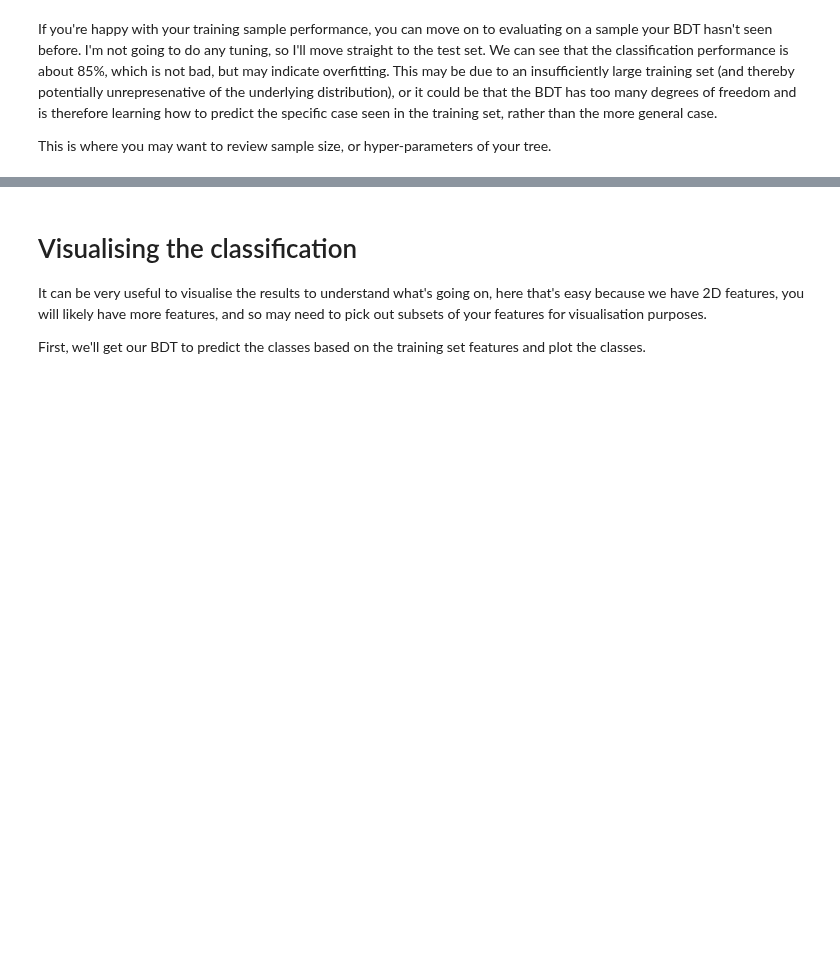
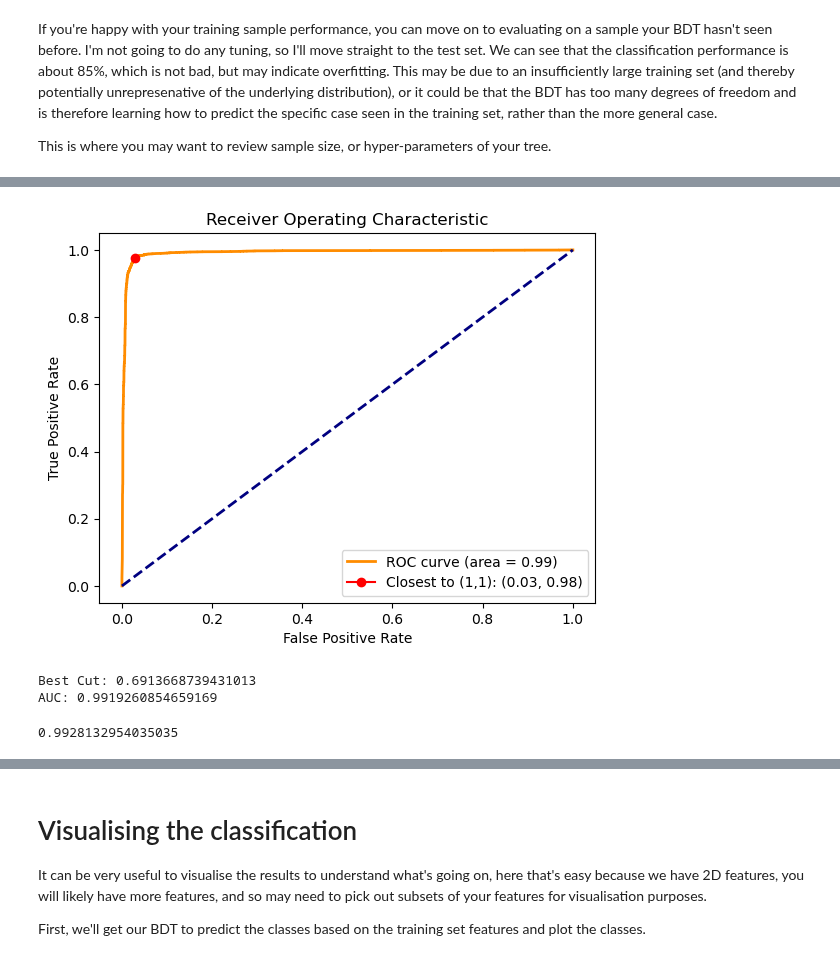
Before and after one commit to mohummudh/neutrinos-dune, a Jupyter notebook: mohammed/BDT/BDTneutrino.ipynb, the cells around one changed output, grey strips where cells are left out. Saved outputs shown, nothing was run; the diff lists cells and outputs as text; code cells hidden in the pictures; blank space fills up the shorter version.

```diff
--- a/mohammed/BDT/BDTneutrino.ipynb
+++ b/mohammed/BDT/BDTneutrino.ipynb
@@ -706,0 +706,33 @@ bdt.score(x_test, y_test)
+# %%
+y_probs = bdt.predict_proba(x_test)[:, 1]
+
+# Compute ROC curve and ROC area
+fpr, tpr, thresholds = roc_curve(y_test, y_probs)
+roc_auc = auc(fpr, tpr)
+
+closest_point = np.argmin(np.sqrt((1 - tpr) ** 2 + fpr ** 2))
+fpr_rounded = round(fpr[closest_point], 2)
+tpr_rounded = round(tpr[closest_point], 2)
+
+optimal_threshold = thresholds[closest_point]
+
+# Plot
+plt.figure()
+plt.plot(fpr, tpr, color='darkorange', lw=2, label='ROC curve (area = %0.2f)' % roc_auc)
+plt.plot([0, 1], [0, 1], color='navy', lw=2, linestyle='--')
+plt.plot(fpr[closest_point], tpr[closest_point], marker='o', color='red', label=f'Closest to (1,1): {fpr_rounded, tpr_rounded}')
+
+# plt.xlim([0.0, 1.0])
+# plt.ylim([0.0, 1.05])
+plt.xlabel('False Positive Rate')
+plt.ylabel('True Positive Rate')
+plt.title('Receiver Operating Characteristic')
+plt.legend(loc="lower right")
+plt.show()
+
+print(f'Best Cut: {optimal_threshold}')
+print(f'AUC: {roc_auc}')
+# %% [output]
+[figure, added]
+Best Cut: 0.6913668739431013
+AUC: 0.9919260854659169
@@ -706,0 +743,4 @@ bdt.score(x_test, y_test)
+# %%
+bdt.score(x_test, predictions)
+# %% [output]
+0.9928132954035035
```
Also changed, not shown: parts of 16 cells of this notebook, 4 other files.
